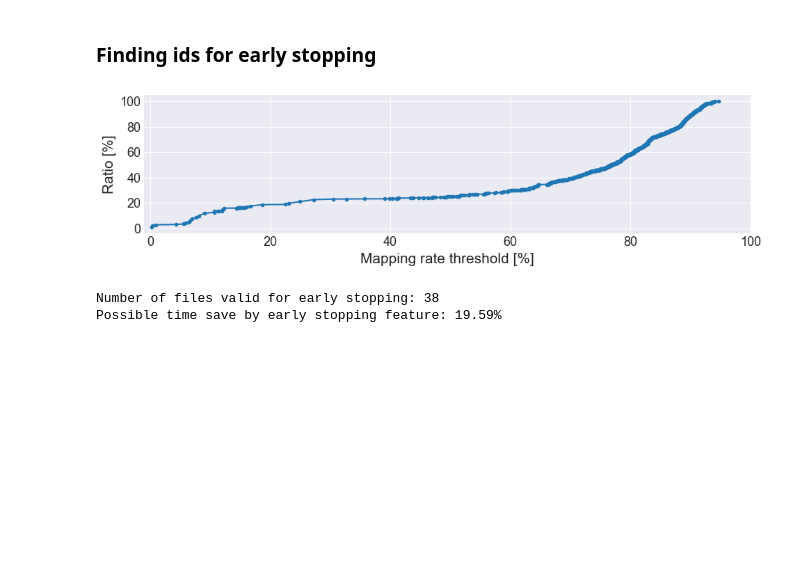
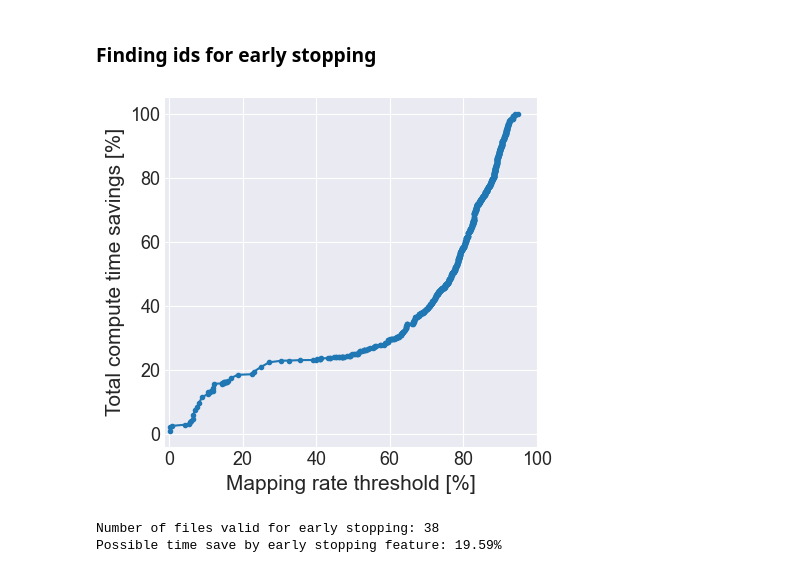
Before and after one commit to SanoScience/NearData, a Jupyter notebook: TranscriptomicsAtlas/analysis/STAR/STAR_early_stopping/early_stopping_analysis.ipynb, the cells around one changed output. Drawn from its saved outputs; the diff is of its cells as text; code cells hidden in the pictures; blank space fills up the shorter version.

Commit message:
visual changes and better axis descriptions in analysis'

```diff
--- a/TranscriptomicsAtlas/analysis/STAR/STAR_early_stopping/early_stopping_analysis.ipynb
+++ b/TranscriptomicsAtlas/analysis/STAR/STAR_early_stopping/early_stopping_analysis.ipynb
@@ -71,18 +71,18 @@ df_es = df_es.merge(right=metadata[["SRR_id", "star [s]", "fastq_filesize_[GiB]"
 df_mr["time_cumsum"] = df_mr["time [s]"].cumsum()
 df_mr["time_cumsum_prc"] = (df_mr["time_cumsum"] / df_mr["time_cumsum"].max() * 100).round(2)
 # %%
-plt.figure(figsize=(10, 3))
-plt.ylabel('Ratio [%]', fontsize=15)
+plt.figure(figsize=(5, 4.5))
+plt.ylabel('Total compute time savings [%]', fontsize=15)
 plt.xlabel('Mapping rate threshold [%]', fontsize=15)
 plt.xticks([0,20,40,60,80,100], fontsize=13)
 plt.yticks([0,20,40,60,80,100], fontsize=13)
 plt.xlim(-1, 100)
 # plt.title('Total compute time spent on alignment resulting in mapping rate below given threshold.', fontsize=15)
 plt.plot(df_mr["min_mr [%]"], df_mr["time_cumsum_prc"], marker='o', linestyle='-', markersize=3)
 plt.tight_layout()
 plt.savefig("plots/cumulative_time_by_mr.pdf", bbox_inches='tight')
 # %% [output]
-[figure, old version]
+[figure, new version]
 # %%
 print(f"Number of files valid for early stopping: {len(df_es)}")
 total_star_workload_time = metadata["star [s]"].sum()
```
Also changed, not shown: 10 other files.
